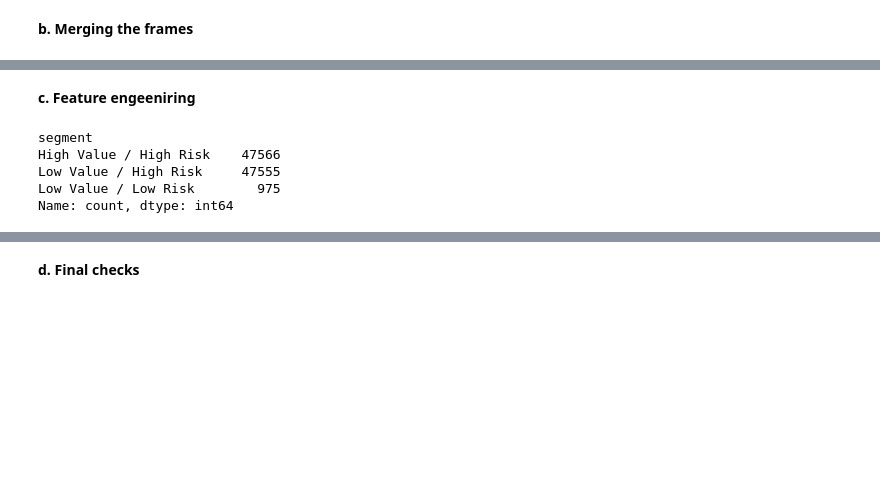
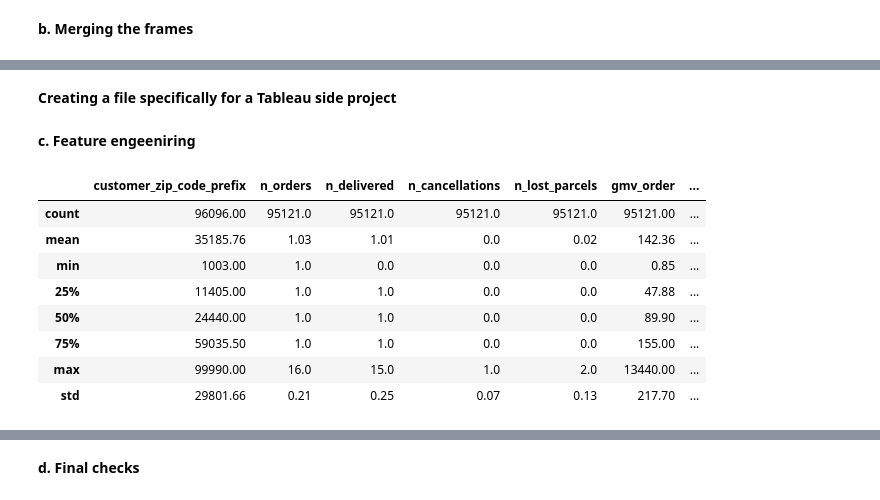
Before and after one commit to alfalfal/business_performance_analysis, a Jupyter notebook: EDA-and-modeling.ipynb, the cells around one changed output, grey strips where cells are left out. Saved outputs shown, nothing was run; the diff lists cells and outputs as text; code cells hidden in the pictures; blank space fills up the shorter version.

```diff
--- a/EDA-and-modeling.ipynb
+++ b/EDA-and-modeling.ipynb
@@ -727,7 +727,7 @@ memory usage: 12.2+ MB
 # %%
 # ASSIGN INTEGER AS DATA TYPE FOR THE COLUMN NUMBER_ITEMS
 
-df_orders['number_items'] = df_orders['number_items'].convert_dtypes('Int')
+df_orders['number_items'] = df_orders['number_items'].convert_dtypes('int')
 
 # DISPLAY NEW DATA TYPE FOR COLUMN NUMBER_ITEMS
 
@@ -824,3 +824,15 @@ df_orders.to_csv('cleaned_data/orders.csv', index= False)
 df_orders['is_canceled'] = df_orders['order_status_real'] == 'canceled'
 df_orders['is_lost'] = df_orders['order_status_real'] == 'lost'
 df_orders['is_delivered'] = df_orders['order_status_real'] == 'delivered'
+
+# ADD COLUMNS WITH THE TOTAL GMV DELIVERED OR INVOLVED IN CANCELATIONS, LOST PARCELS, AND THE COMBINATION OF BOTH CANCELED AND LOST (FAILED)
+
+df_orders['gmv_delivered'] = df_orders['is_delivered'] * df_orders['gmv_order']
+df_orders['gmv_canceled'] = df_orders['is_canceled'] * df_orders['gmv_order']
+df_orders['gmv_lost'] = df_orders['is_lost'] * df_orders['gmv_order']
+df_orders['gmv_failed'] = df_orders['gmv_canceled'] + df_orders['gmv_lost']
+
+# ADD COLUMNS WITH THE ESTIMATED AND ACTUAL NUMBER OF DAYS FROM THE ORDER PURCHASE UNTIL DELIVERY
+
+df_orders['estimated_days_for_delivery'] = (df_orders['order_estimated_delivery_date'] - df_orders['order_purchase_timestamp']).dt.days
+df_orders['actual_days_for_delivery'] = (df_orders['order_delivered_customer_date'] - df_orders['order_purchase_timestamp']).dt.days
@@ -877,0 +881,8 @@ memory usage: 16.2+ MB
+# %%
+# ASSIGN INTEGER AS DATA TYPE FOR THE COLUMN NUMBER_ITEMS
+
+df_orders['actual_days_for_delivery'] = df_orders['actual_days_for_delivery'].convert_dtypes('int')
+
+# DISPLAY NEW DATA TYPE FOR COLUMN NUMBER_ITEMS
+
+df_orders.dtypes
@@ -1125,0 +1177,5 @@ df_customers.head(3)
+# %%
+# ASSIGN CORRECT DATA TYPES
+
+df_customers = df_customers.astype({'n_orders' : 'Int64','n_delivered' : 'Int64', 'n_cancellations' : 'Int64', 'n_lost_parcels' : 'Int64'})
+df_customers.dtypes
@@ -1125,0 +1201,2 @@ df_customers.head(3)
+# %% [markdown]
+**Creating a file specifically for a Tableau side project**
@@ -1126,3 +1205,15 @@ df_customers.head(3)
 # %% [markdown]
 **c. Feature engeeniring**
+# %%
+df_customers.describe().round(2)
+# %% [output]
+|  | customer_zip_code_prefix | n_orders | n_delivered | n_cancellations | n_lost_parcels | gmv_order | ... |
+| count | 96096.00 | 95121.0 | 95121.0 | 95121.0 | 95121.0 | 95121.00 | ... |
+| mean | 35185.76 | 1.03 | 1.01 | 0.0 | 0.02 | 142.36 | ... |
+| min | 1003.00 | 1.0 | 0.0 | 0.0 | 0.0 | 0.85 | ... |
+| 25% | 11405.00 | 1.0 | 1.0 | 0.0 | 0.0 | 47.88 | ... |
+| 50% | 24440.00 | 1.0 | 1.0 | 0.0 | 0.0 | 89.90 | ... |
+| 75% | 59035.50 | 1.0 | 1.0 | 0.0 | 0.0 | 155.00 | ... |
+| max | 99990.00 | 16.0 | 15.0 | 1.0 | 2.0 | 13440.00 | ... |
+| std | 29801.66 | 0.21 | 0.25 | 0.07 | 0.13 | 217.70 | ... |
 # %%
@@ -1147,15 +1229,0 @@ df_customers['value_score'] = (
-# %%
-v_cut = df_customers['value_score'].median()
-r_cut = df_customers['risk_score'].median()
-
-df_customers['value_band'] = np.where(df_customers['value_score'] >= v_cut, 'High Value', 'Low Value')
-df_customers['risk_band']  = np.where(df_customers['risk_score']  >= r_cut, 'High Risk',  'Low Risk')
-
-df_customers['segment'] = df_customers['value_band'] + " / " + df_customers['risk_band']
-df_customers['segment'].value_counts()
-# %% [output]
-segment
-High Value / High Risk    47566
-Low Value / High Risk     47555
-Low Value / Low Risk        975
-Name: count, dtype: int64
```
Also changed, not shown: parts of 21 cells of this notebook, 1 other file.
